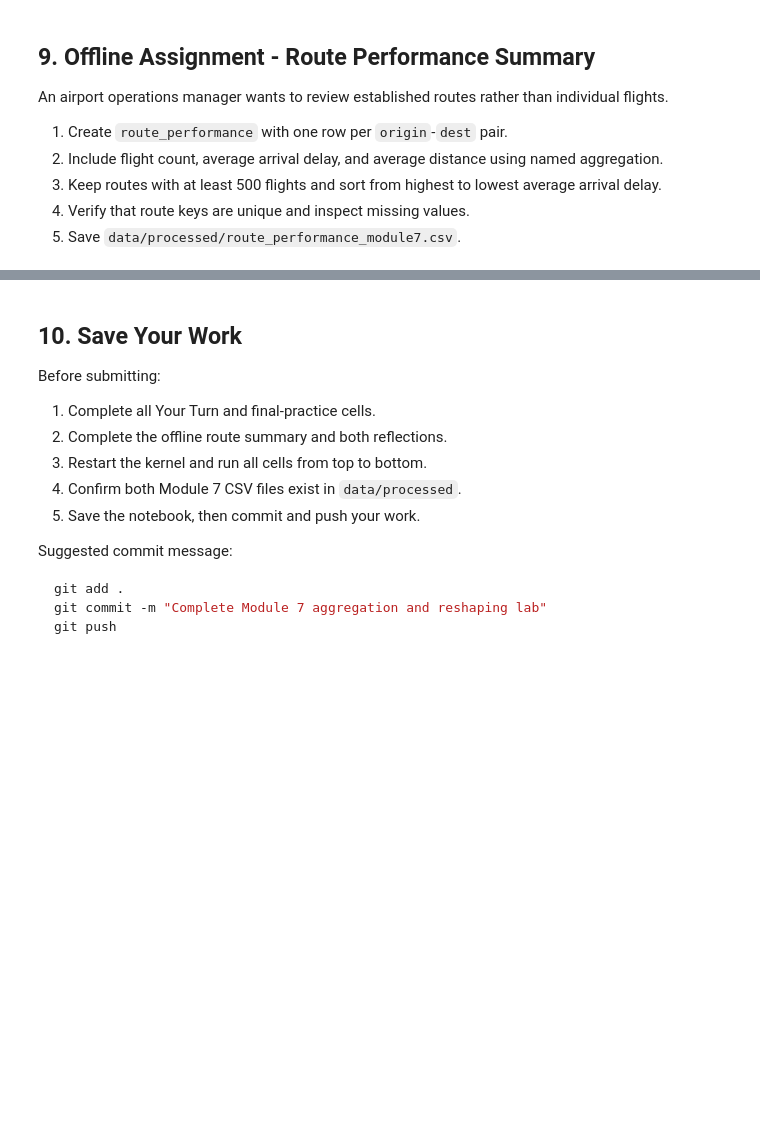
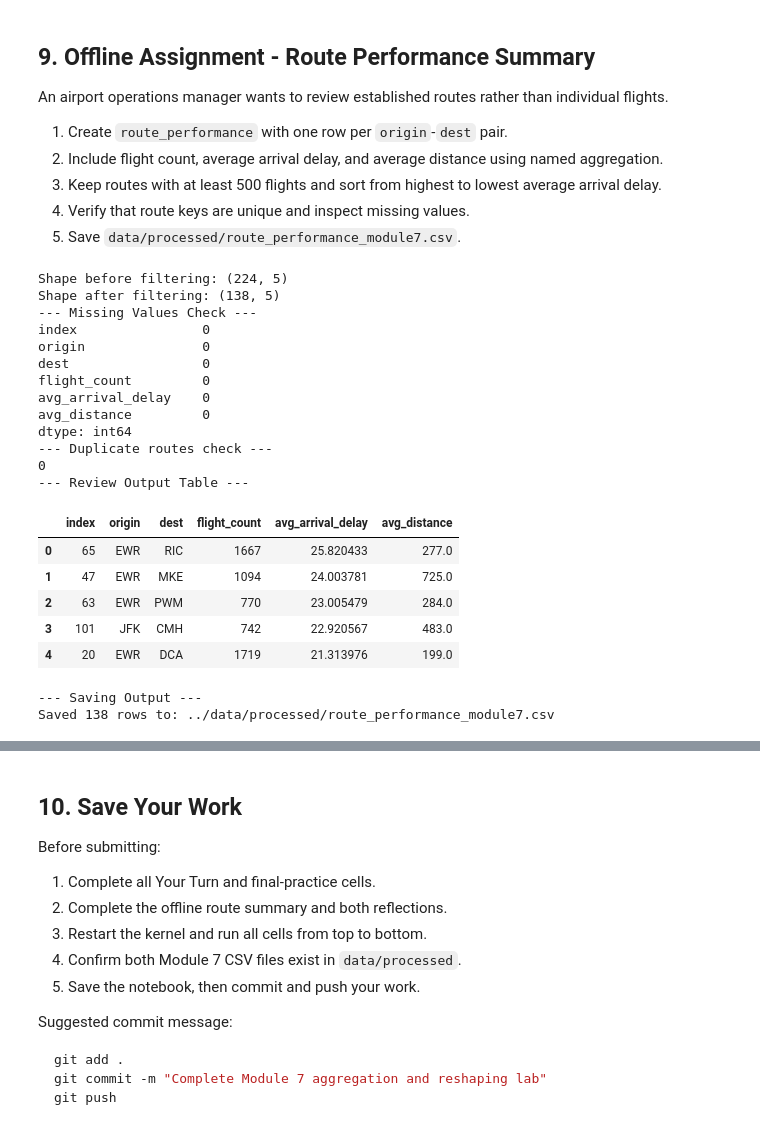
Before and after one commit to MFUTSA/ban6003-week-07-08-Matthew-Flores, a Jupyter notebook: notebooks/module7_aggregation_reshaping_guided_lab.ipynb, the cells around one changed output, grey strips where cells are left out. Cells and saved outputs as stored; diff of their text form; code cells hidden in the pictures; blank space fills up the shorter version.

Commit message:
Module 7 final review

```diff
--- a/notebooks/module7_aggregation_reshaping_guided_lab.ipynb
+++ b/notebooks/module7_aggregation_reshaping_guided_lab.ipynb
@@ -782,11 +770,75 @@ An airport operations manager wants to review established routes rather than ind
 # %%
 # Offline Assignment - Your code here
 # Suggested sequence:
 # 1. Start with flights.groupby(["origin", "dest"], as_index=False).agg(...).
 # 2. Use named aggregation for the three requested measures.
 # 3. Filter flight_count, sort avg_arrival_delay, and reset the index.
 # 4. Check duplicate keys and missing values before calling .to_csv().
 # Build, validate, display, and save route_performance.
+
+# 1. First aggregate the data we need.
+route_performance = flights.groupby(["origin","dest"], as_index=False).agg(
+    flight_count = ("flight","count"),
+    avg_arrival_delay = ("arr_delay", "mean"),
+    avg_distance = ("distance", "mean")
+)
+
+# Check shape before filtering.
+print(f"Shape before filtering: {route_performance.shape}")
+
+route_performance = route_performance.query("flight_count >= 500")
+
+# Check shape after filtering. The query removed almost 100 rows.
+print(f"Shape after filtering: {route_performance.shape}")
+
+# Sorted by avg arrival delay ascending false.
+route_performance_sorted = route_performance.sort_values(by = "avg_arrival_delay" , ascending= False)
+
+# Reset index
+route_performance_sorted = route_performance_sorted.reset_index()
+
+print("--- Missing Values Check ---")
+print(route_performance_sorted.isna().sum())
+
+print("--- Duplicate routes check ---")
+print(route_performance_sorted[["origin", "dest"]].duplicated().sum())
+
+print("--- Review Output Table ---")
+display(route_performance_sorted.head())
+
+# Save output
+print("--- Saving Output ---")
+output_dir = Path("../data/processed")
+output_dir.mkdir(parents=True, exist_ok=True)
+
+if route_performance_sorted is None:
+    print("Create Route Performance Sorted then save output.")
+else:
+    module7_output_path = output_dir / "route_performance_module7.csv"
+    route_performance_sorted.to_csv(module7_output_path, index=False)
+    print(f"Saved {len(route_performance_sorted)} rows to: {module7_output_path}")
+# %% [output]
+Shape before filtering: (224, 5)
+Shape after filtering: (138, 5)
+--- Missing Values Check ---
+index                0
+origin               0
+dest                 0
+flight_count         0
+avg_arrival_delay    0
+avg_distance         0
+dtype: int64
+--- Duplicate routes check ---
+0
+--- Review Output Table ---
+|  | index | origin | dest | flight_count | avg_arrival_delay | avg_distance |
+| 0 | 65 | EWR | RIC | 1667 | 25.820433 | 277.0 |
+| 1 | 47 | EWR | MKE | 1094 | 24.003781 | 725.0 |
+| 2 | 63 | EWR | PWM | 770 | 23.005479 | 284.0 |
+| 3 | 101 | JFK | CMH | 742 | 22.920567 | 483.0 |
+| 4 | 20 | EWR | DCA | 1719 | 21.313976 | 199.0 |
+--- Saving Output ---
+Saved 138 rows to: ../data/processed/route_performance_module7.csv
 # %% [markdown]
 ### Route Summary Interpretation
 
```
Also changed, not shown: parts of 4 cells of this notebook, 1 other file.
